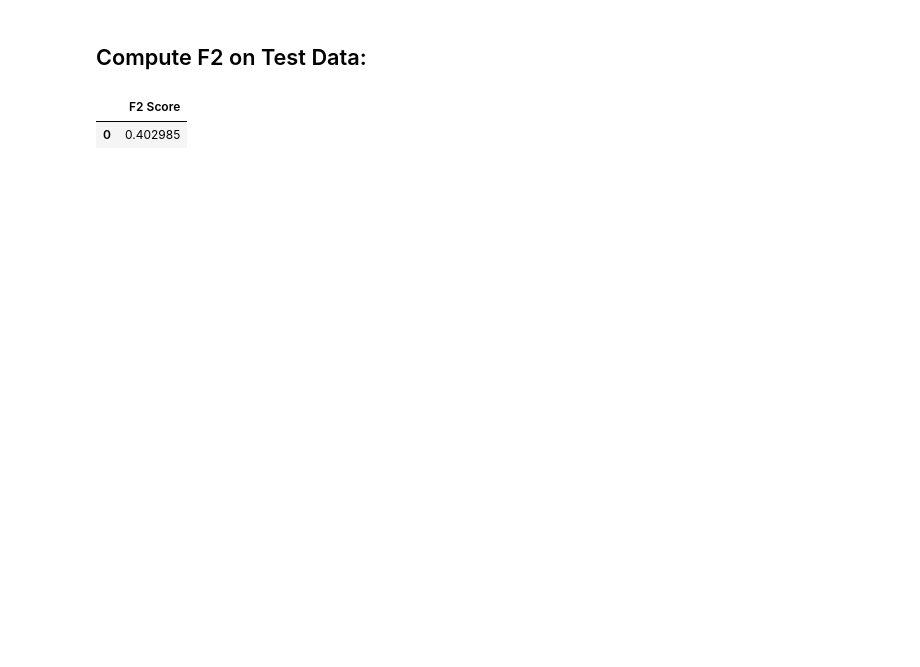
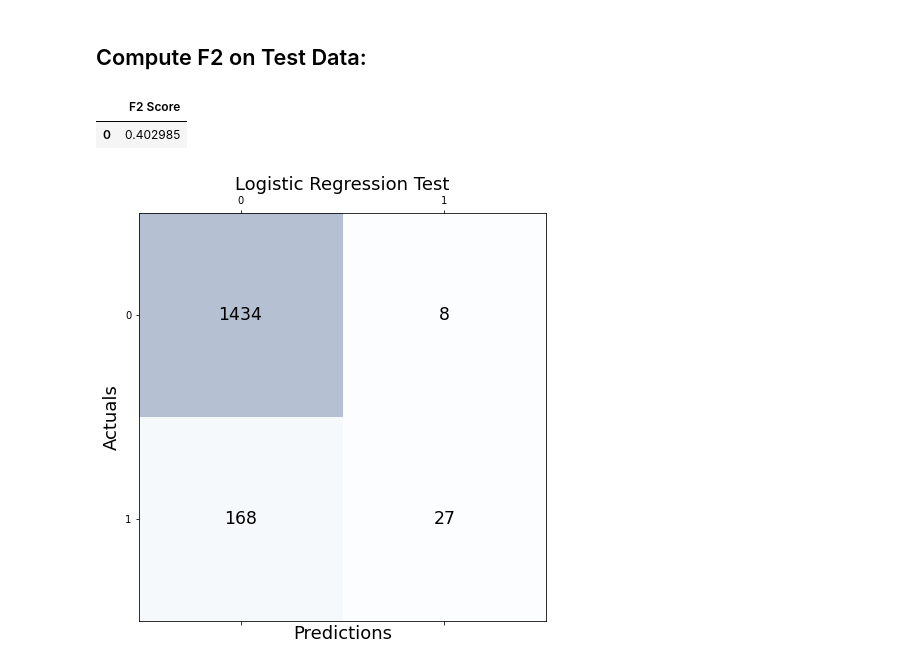
Before and after one commit to sheldonsebastian/GW-Data-Science-Datathon, a Jupyter notebook: model_trainer/1_logistic_regression.ipynb, the cells around one changed output. Drawn from its saved outputs; the diff is of its cells as text; code cells hidden in the pictures; blank space fills up the shorter version.

```diff
--- a/model_trainer/1_logistic_regression.ipynb
+++ b/model_trainer/1_logistic_regression.ipynb
@@ -155,6 +159,10 @@ pd.DataFrame([{"F2 Score":f2_score}])
 # %% [output]
 |  | F2 Score |
 | 0 | 0.402985 |
+# %%
+confusion_matrix_plotter(best_estimator_gs.predict(X_test), y_test, "Logistic Regression Test")
+# %% [output]
+[figure, added]
 # %%
 # # save best model
 save_object("./best_saved_models/", "logistic_regression", best_estimator_gs)
```
Also changed, not shown: parts of 3 cells of this notebook, 9 other files.
